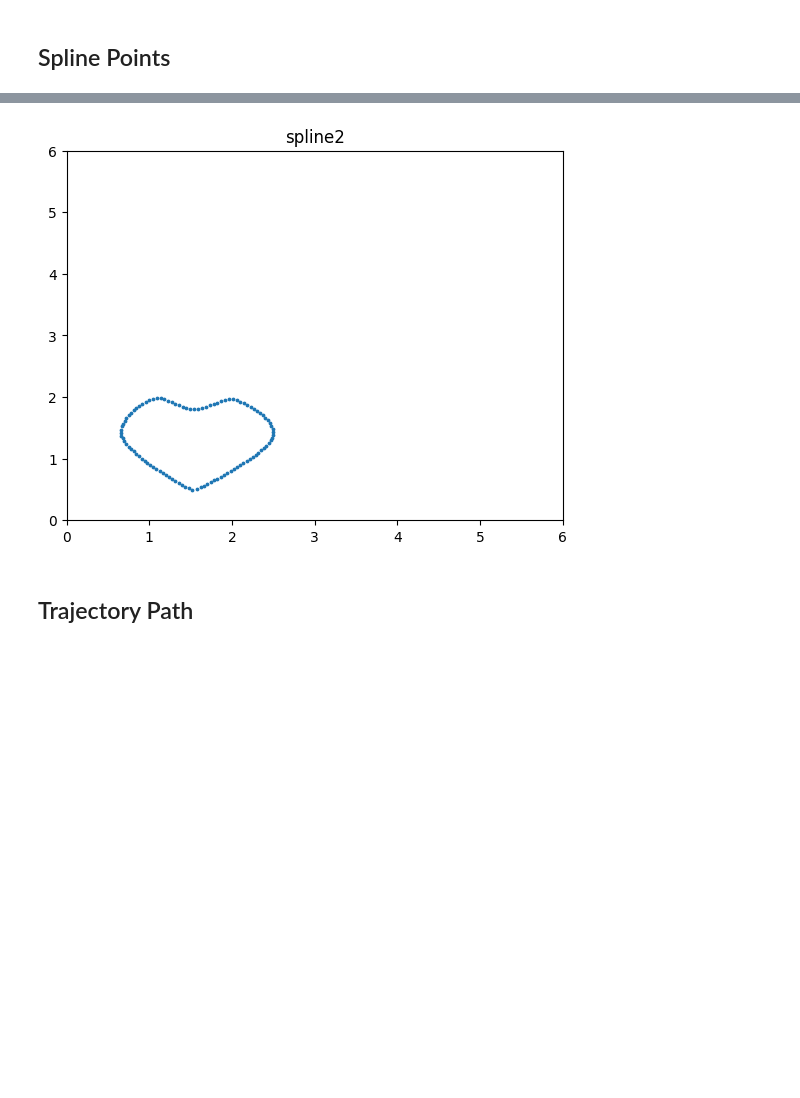
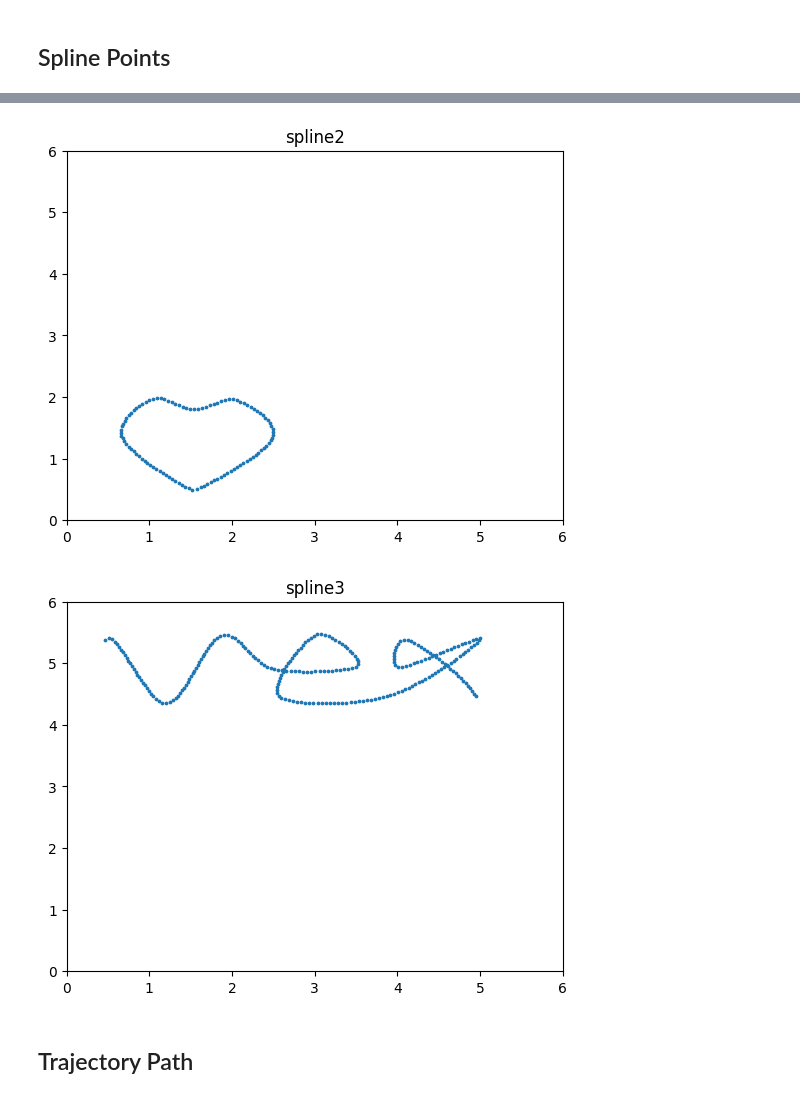
Before and after one commit to MarioChao/Vex-Library-Test, a Jupyter notebook: graphs.ipynb, the cells around one changed output, grey strips where cells are left out. Saved outputs shown, nothing was run; the diff lists cells and outputs as text; code cells hidden in the pictures; blank space fills up the shorter version.

```diff
--- a/graphs.ipynb
+++ b/graphs.ipynb
@@ -21,33 +21,35 @@ def plotPoints(data_id: int, path = ""):
 	fig, (ax1) = plt.subplots(1)
 	size = 3
 
 	def plotPoints(ax: matplotlib.axes.Axes, x, y, title, z: pd.Series = pd.Series()):
 		ax.scatter(x, y, s=size)
 		if z.empty:
 			for i, d in enumerate(z):
 				ax.annotate(d, [x[i], y[i]], size=5, color="gray")
 		# ax.plot(x, y, ms=size)
 		ax.set_xlim(0, 6)
 		ax.set_ylim(0, 6)
 		ax.set_title(title)
 
 	if "s" in data1.columns:
 		plotPoints(ax1, data1["x"], data1["y"], f"spline{data_id}", data1["s"])
 	else:
 		plotPoints(ax1, data1["x"], data1["y"], f"spline{data_id}")
 
 	plt.show()
 
 
 # plotPoints(0, "./test.csv")
 # plotPoints(0, "./test1.csv")
 plotPoints(0)
 plotPoints(1)
 plotPoints(2)
+plotPoints(3)
 # %% [output]
 [figure]
 [figure]
 [figure]
+[figure, added]
 # %% [markdown]
 ## Trajectory Path
 # %%
```
Also changed, not shown: parts of 1 cell of this notebook, 4 other files.
